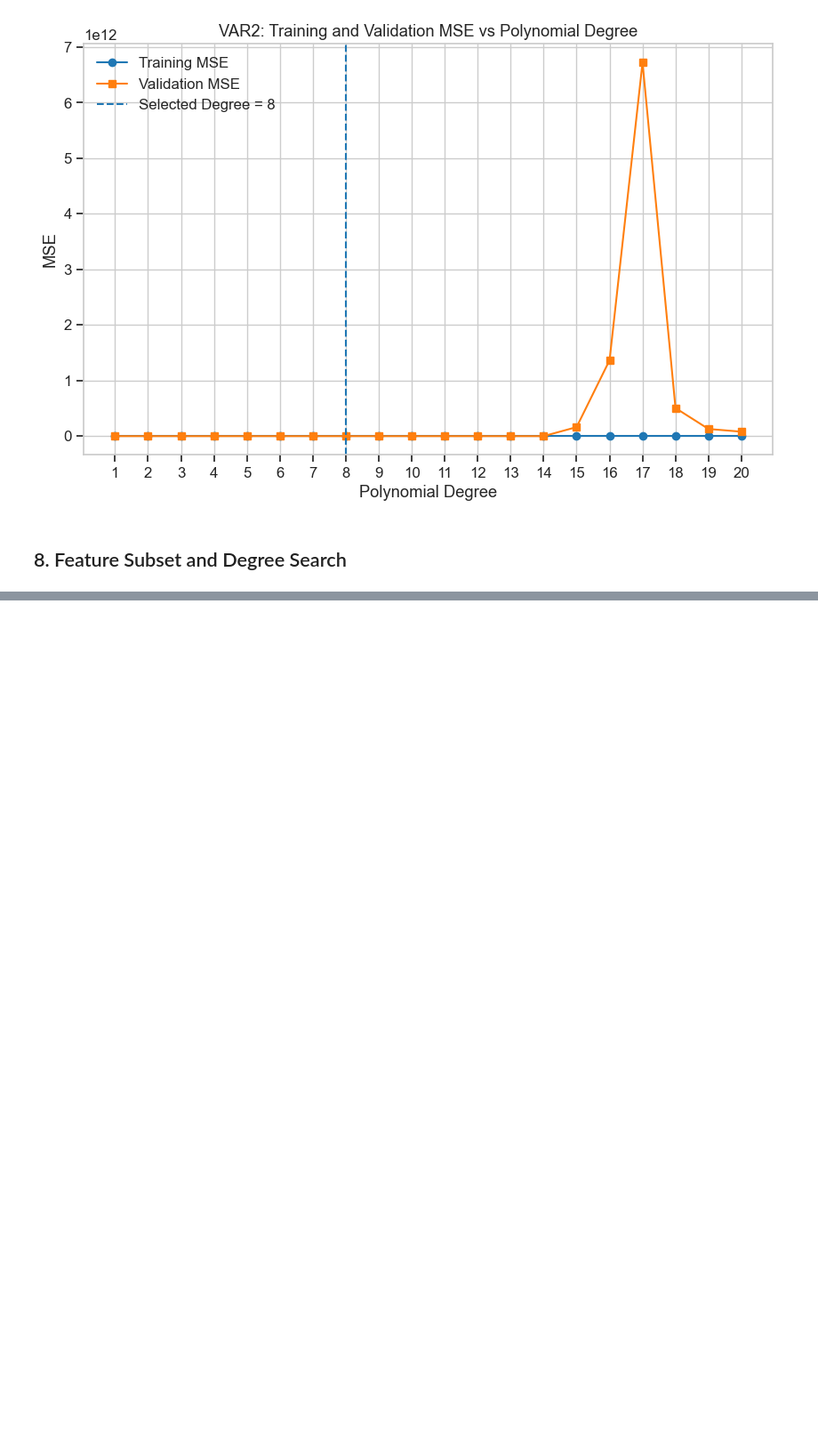
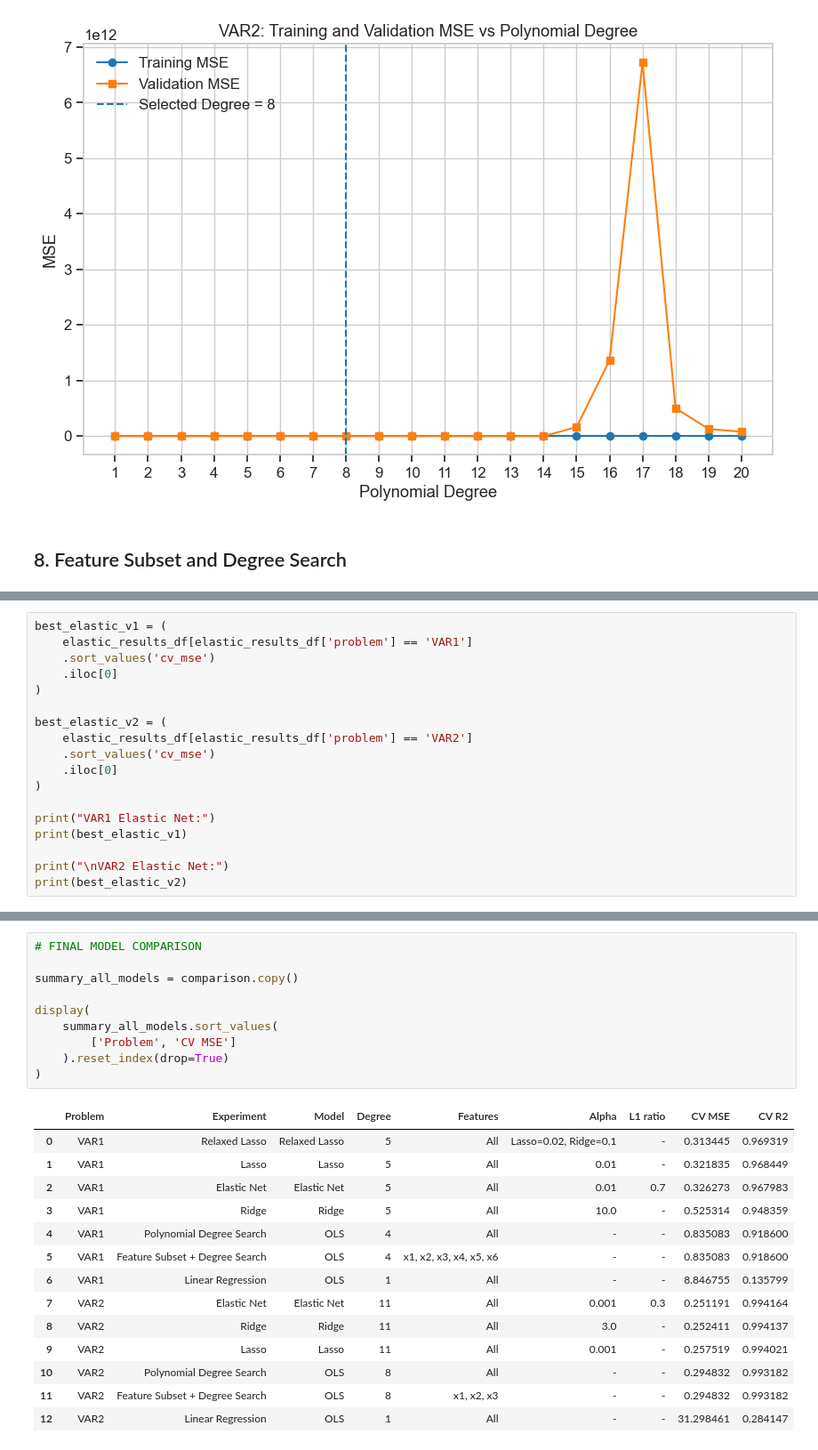
Before and after one commit to praneethem/ML_Assignment, a Jupyter notebook: ML_Assignment.ipynb, the cells around one changed output, grey strips where cells are left out. Shown at 89% size. Drawn from its saved outputs; the diff is of its cells as text; blank space fills up the shorter version.

Commit message:
Updated final polynomial regression results and report

```diff
--- a/ML_Assignment.ipynb
+++ b/ML_Assignment.ipynb
@@ -1194,0 +1438,18 @@ Training samples: 1000
+# %%
+best_elastic_v1 = (
+    elastic_results_df[elastic_results_df['problem'] == 'VAR1']
+    .sort_values('cv_mse')
+    .iloc[0]
+)
+
+best_elastic_v2 = (
+    elastic_results_df[elastic_results_df['problem'] == 'VAR2']
+    .sort_values('cv_mse')
+    .iloc[0]
+)
+
+print("VAR1 Elastic Net:")
+print(best_elastic_v1)
+
+print("\nVAR2 Elastic Net:")
+print(best_elastic_v2)
@@ -1194,0 +1943,25 @@ Training samples: 1000
+# %%
+# FINAL MODEL COMPARISON
+
+summary_all_models = comparison.copy()
+
+display(
+    summary_all_models.sort_values(
+        ['Problem', 'CV MSE']
+    ).reset_index(drop=True)
+)
+# %% [output]
+|  | Problem | Experiment | Model | Degree | Features | Alpha | L1 ratio | CV MSE | CV R2 |
+| 0 | VAR1 | Relaxed Lasso | Relaxed Lasso | 5 | All | Lasso=0.02, Ridge=0.1 | - | 0.313445 | 0.969319 |
+| 1 | VAR1 | Lasso | Lasso | 5 | All | 0.01 | - | 0.321835 | 0.968449 |
+| 2 | VAR1 | Elastic Net | Elastic Net | 5 | All | 0.01 | 0.7 | 0.326273 | 0.967983 |
+| 3 | VAR1 | Ridge | Ridge | 5 | All | 10.0 | - | 0.525314 | 0.948359 |
+| 4 | VAR1 | Polynomial Degree Search | OLS | 4 | All | - | - | 0.835083 | 0.918600 |
+| 5 | VAR1 | Feature Subset + Degree Search | OLS | 4 | x1, x2, x3, x4, x5, x6 | - | - | 0.835083 | 0.918600 |
+| 6 | VAR1 | Linear Regression | OLS | 1 | All | - | - | 8.846755 | 0.135799 |
+| 7 | VAR2 | Elastic Net | Elastic Net | 11 | All | 0.001 | 0.3 | 0.251191 | 0.994164 |
+| 8 | VAR2 | Ridge | Ridge | 11 | All | 3.0 | - | 0.252411 | 0.994137 |
+| 9 | VAR2 | Lasso | Lasso | 11 | All | 0.001 | - | 0.257519 | 0.994021 |
+| 10 | VAR2 | Polynomial Degree Search | OLS | 8 | All | - | - | 0.294832 | 0.993182 |
+| 11 | VAR2 | Feature Subset + Degree Search | OLS | 8 | x1, x2, x3 | - | - | 0.294832 | 0.993182 |
+| 12 | VAR2 | Linear Regression | OLS | 1 | All | - | - | 31.298461 | 0.284147 |
```
Also changed, not shown: parts of 51 cells of this notebook, 35 other files.
